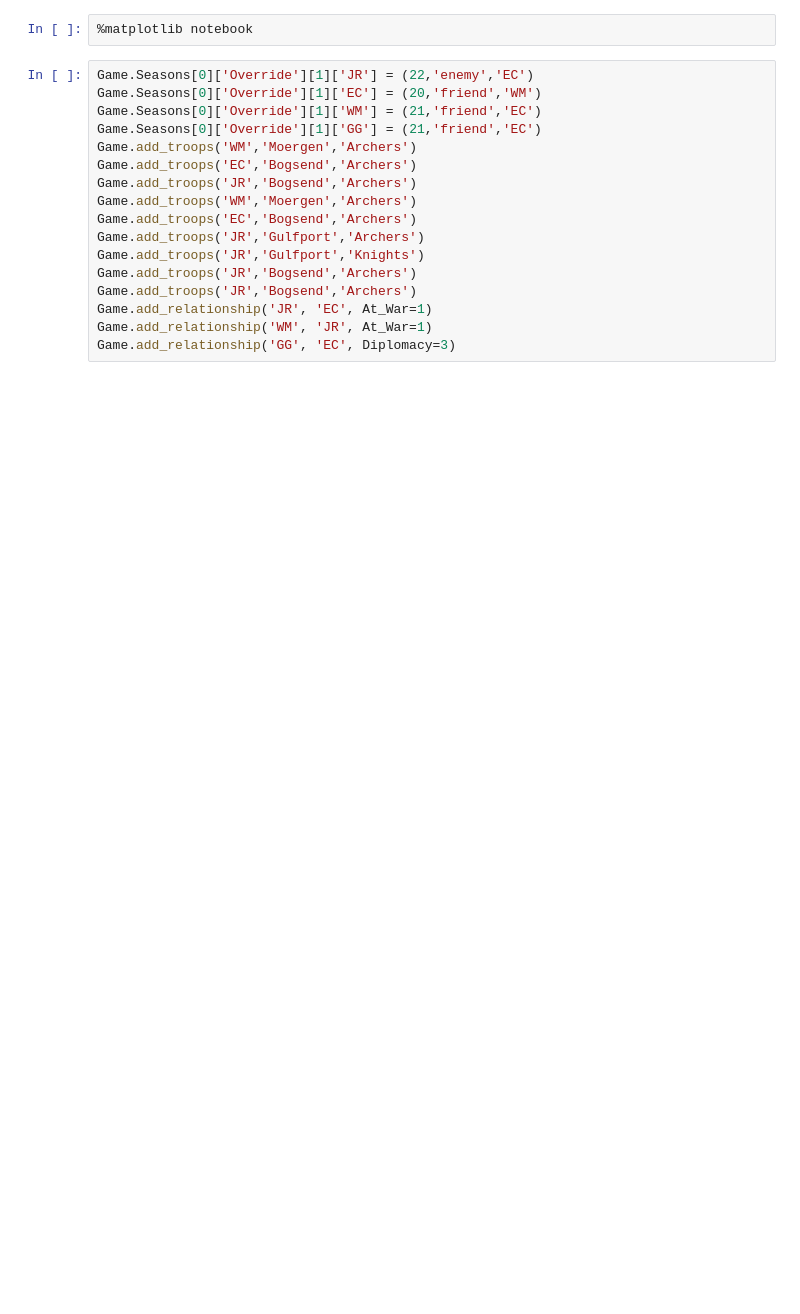
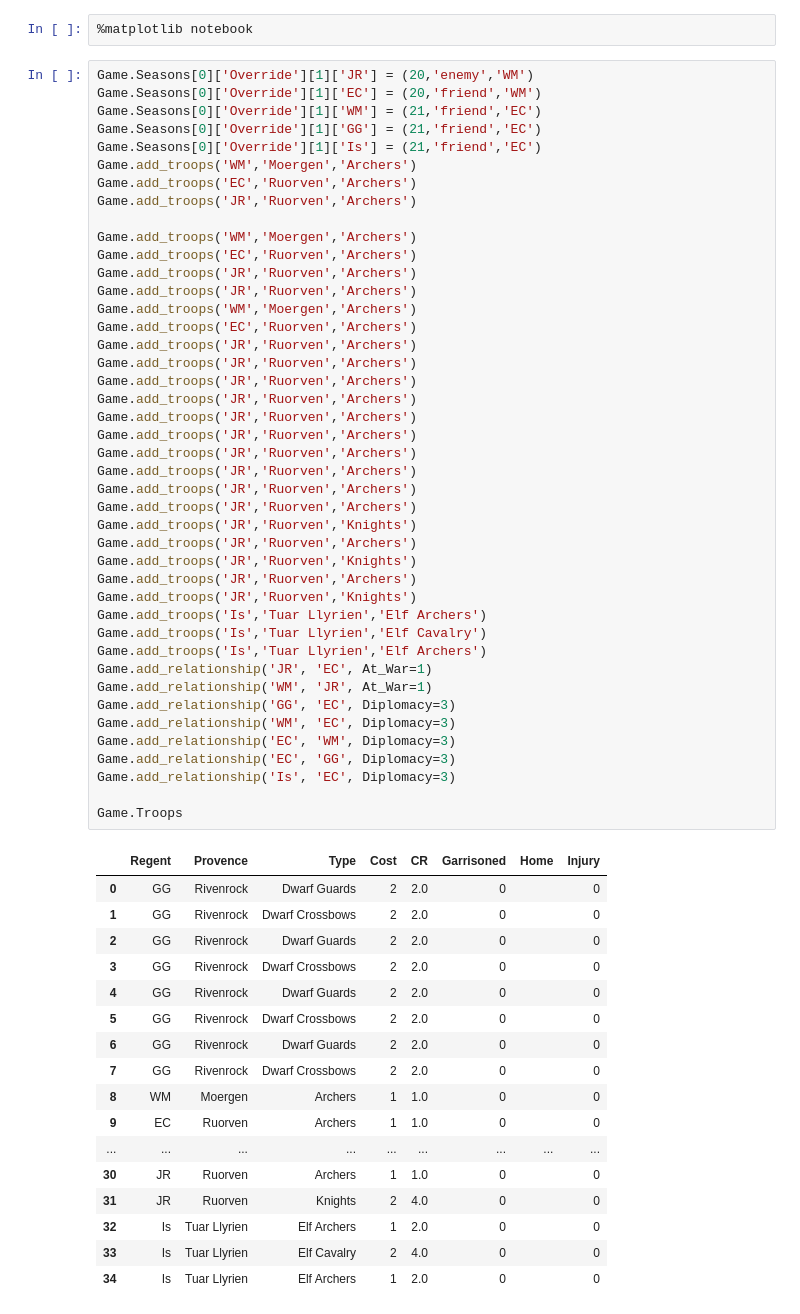
Before and after one commit to NeverForged/Regency, a Jupyter notebook: Code Testing.ipynb, the cells around one changed output. Drawn from its saved outputs; the diff is of its cells as text; blank space fills up the shorter version.

```diff
--- a/Code Testing.ipynb
+++ b/Code Testing.ipynb
@@ -37,22 +37,66 @@ Use tf.cast instead.
 # %%
 %matplotlib notebook
 # %%
-Game.Seasons[0]['Override'][1]['JR'] = (22,'enemy','EC')
+Game.Seasons[0]['Override'][1]['JR'] = (20,'enemy','WM')
 Game.Seasons[0]['Override'][1]['EC'] = (20,'friend','WM')
 Game.Seasons[0]['Override'][1]['WM'] = (21,'friend','EC')
 Game.Seasons[0]['Override'][1]['GG'] = (21,'friend','EC')
+Game.Seasons[0]['Override'][1]['Is'] = (21,'friend','EC')
 Game.add_troops('WM','Moergen','Archers')
-Game.add_troops('EC','Bogsend','Archers')
-Game.add_troops('JR','Bogsend','Archers')
+Game.add_troops('EC','Ruorven','Archers')
+Game.add_troops('JR','Ruorven','Archers')
+
 Game.add_troops('WM','Moergen','Archers')
-Game.add_troops('EC','Bogsend','Archers')
-Game.add_troops('JR','Gulfport','Archers')
-Game.add_troops('JR','Gulfport','Knights')
-Game.add_troops('JR','Bogsend','Archers')
-Game.add_troops('JR','Bogsend','Archers')
+Game.add_troops('EC','Ruorven','Archers')
+Game.add_troops('JR','Ruorven','Archers')
+Game.add_troops('JR','Ruorven','Archers')
+Game.add_troops('WM','Moergen','Archers')
+Game.add_troops('EC','Ruorven','Archers')
+Game.add_troops('JR','Ruorven','Archers')
+Game.add_troops('JR','Ruorven','Archers')
+Game.add_troops('JR','Ruorven','Archers')
+Game.add_troops('JR','Ruorven','Archers')
+Game.add_troops('JR','Ruorven','Archers')
+Game.add_troops('JR','Ruorven','Archers')
+Game.add_troops('JR','Ruorven','Archers')
+Game.add_troops('JR','Ruorven','Archers')
+Game.add_troops('JR','Ruorven','Archers')
+Game.add_troops('JR','Ruorven','Archers')
+Game.add_troops('JR','Ruorven','Knights')
+Game.add_troops('JR','Ruorven','Archers')
+Game.add_troops('JR','Ruorven','Knights')
+Game.add_troops('JR','Ruorven','Archers')
+Game.add_troops('JR','Ruorven','Knights')
+Game.add_troops('Is','Tuar Llyrien','Elf Archers')
+Game.add_troops('Is','Tuar Llyrien','Elf Cavalry')
+Game.add_troops('Is','Tuar Llyrien','Elf Archers')
 Game.add_relationship('JR', 'EC', At_War=1)
 Game.add_relationship('WM', 'JR', At_War=1)
 Game.add_relationship('GG', 'EC', Diplomacy=3)
+Game.add_relationship('WM', 'EC', Diplomacy=3)
+Game.add_relationship('EC', 'WM', Diplomacy=3)
+Game.add_relationship('EC', 'GG', Diplomacy=3)
+Game.add_relationship('Is', 'EC', Diplomacy=3)
+
+Game.Troops
+# %% [output]
+|  | Regent | Provence | Type | Cost | CR | Garrisoned | Home | Injury |
+| 0 | GG | Rivenrock | Dwarf Guards | 2 | 2.0 | 0 |  | 0 |
+| 1 | GG | Rivenrock | Dwarf Crossbows | 2 | 2.0 | 0 |  | 0 |
+| 2 | GG | Rivenrock | Dwarf Guards | 2 | 2.0 | 0 |  | 0 |
+| 3 | GG | Rivenrock | Dwarf Crossbows | 2 | 2.0 | 0 |  | 0 |
+| 4 | GG | Rivenrock | Dwarf Guards | 2 | 2.0 | 0 |  | 0 |
+| 5 | GG | Rivenrock | Dwarf Crossbows | 2 | 2.0 | 0 |  | 0 |
+| 6 | GG | Rivenrock | Dwarf Guards | 2 | 2.0 | 0 |  | 0 |
+| 7 | GG | Rivenrock | Dwarf Crossbows | 2 | 2.0 | 0 |  | 0 |
+| 8 | WM | Moergen | Archers | 1 | 1.0 | 0 |  | 0 |
+| 9 | EC | Ruorven | Archers | 1 | 1.0 | 0 |  | 0 |
+| ... | ... | ... | ... | ... | ... | ... | ... | ... |
+| 30 | JR | Ruorven | Archers | 1 | 1.0 | 0 |  | 0 |
+| 31 | JR | Ruorven | Knights | 2 | 4.0 | 0 |  | 0 |
+| 32 | Is | Tuar Llyrien | Elf Archers | 1 | 2.0 | 0 |  | 0 |
+| 33 | Is | Tuar Llyrien | Elf Cavalry | 2 | 4.0 | 0 |  | 0 |
+| 34 | Is | Tuar Llyrien | Elf Archers | 1 | 2.0 | 0 |  | 0 |
 # %%
 Game.take_domain_actions(1)
 Game.War
```
Also changed, not shown: parts of 9 cells of this notebook, 1 other file.
